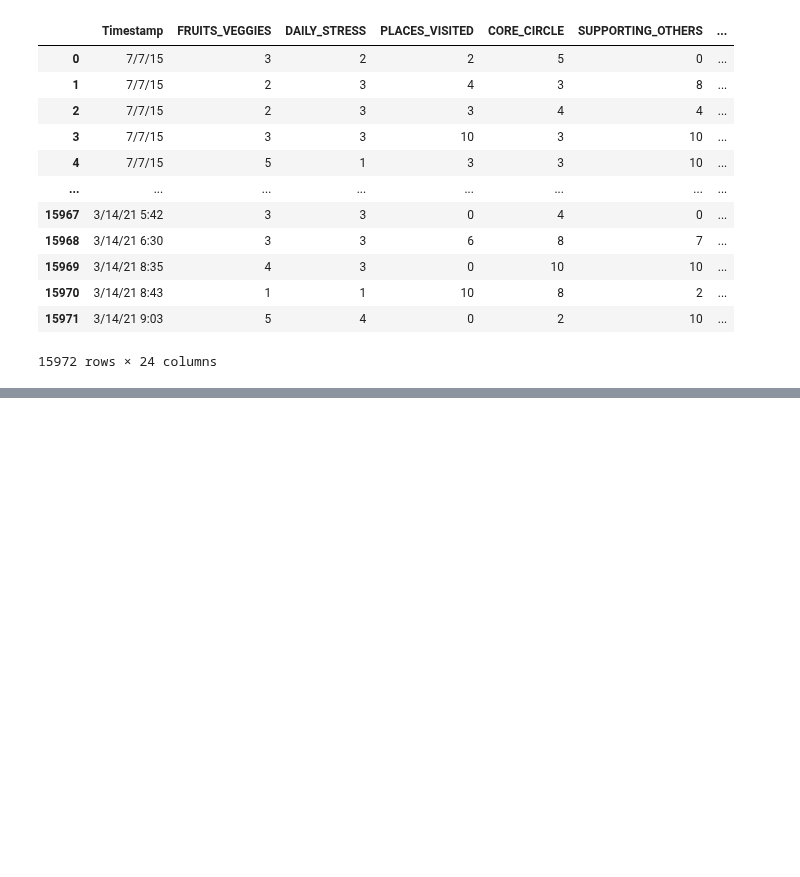
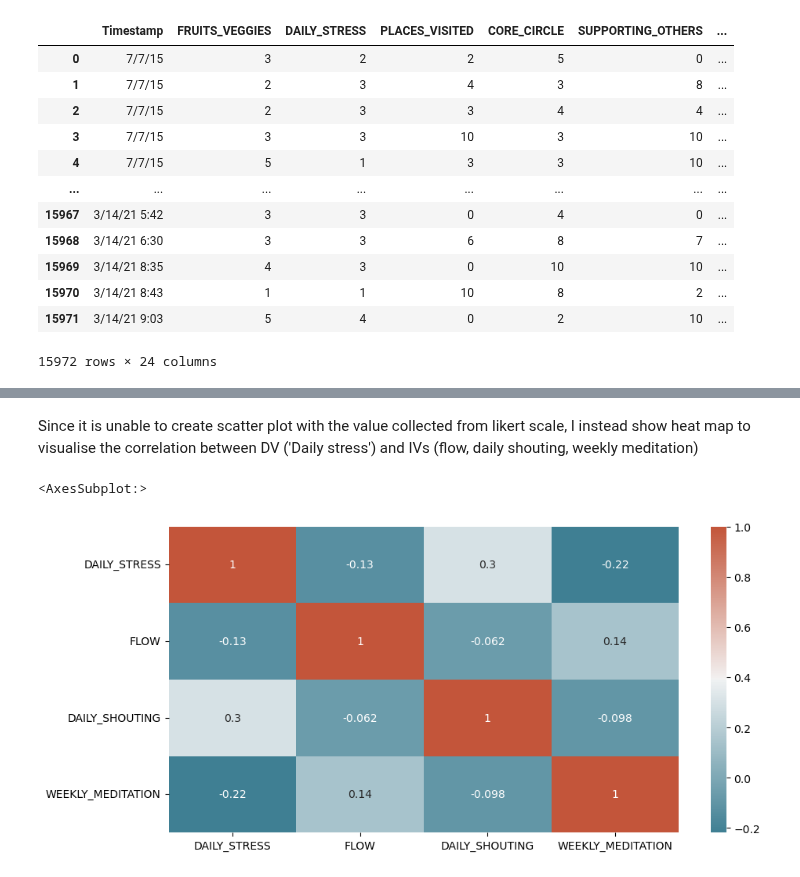
Before and after one commit to ubco-W2022T2-data301/project-group-group06, a Jupyter notebook: analysis/analysis1.ipynb, the cells around one changed output, grey strips where cells are left out. Drawn from its saved outputs; the diff is of its cells as text; code cells hidden in the pictures; blank space fills up the shorter version.

```diff
--- a/analysis/analysis1.ipynb
+++ b/analysis/analysis1.ipynb
@@ -39,0 +230,11 @@ data
+# %% [markdown]
+Since it is unable to create scatter plot with the value collected from likert scale, I instead show heat map to visualise the correlation between DV ('Daily stress') and IVs (flow, daily shouting, weekly meditation)
+# %%
+data_cleaned_n = data_cleaned
+data_cleaned_n['DAILY_STRESS'] = pd.to_numeric(data_cleaned_n['DAILY_STRESS'])
+# %%
+corr = data_cleaned_n.corr()
+sns.heatmap(corr, xticklabels=corr.columns, yticklabels=corr.columns, annot=True, cmap=sns.diverging_palette(220, 20, as_cmap=True))
+# %% [output]
+<AxesSubplot:>
+[figure, added]
```
Also changed, not shown: parts of 23 cells of this notebook.
